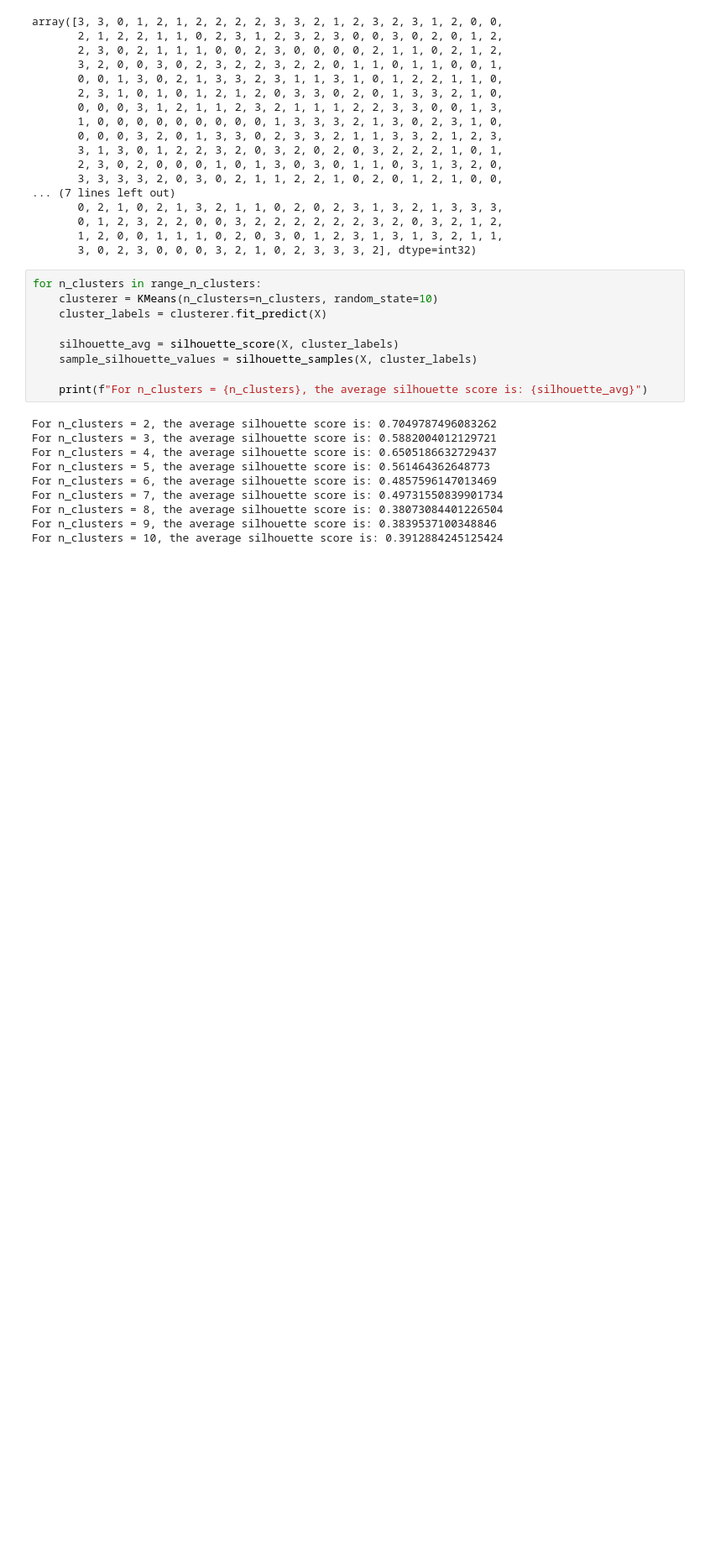
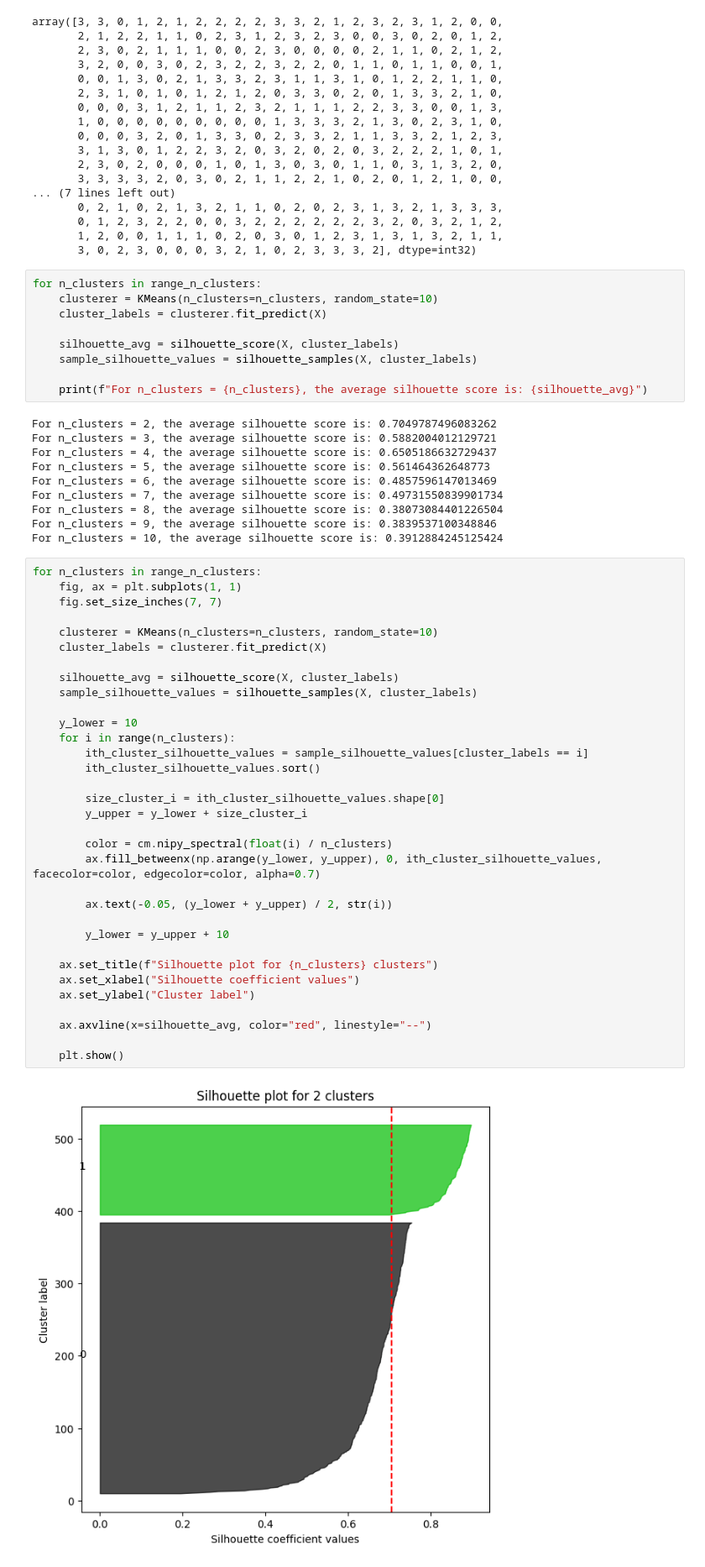
Before and after one commit to Mark007-R/Basic_ML_Models, a Jupyter notebook: cluster.ipynb, the cells around one changed output. Shown at 84% size. Saved outputs shown, nothing was run; the diff lists cells and outputs as text; blank space fills up the shorter version.

Commit message:
Clustering

```diff
--- a/cluster.ipynb
+++ b/cluster.ipynb
@@ -122,3 +122,38 @@ For n_clusters = 7, the average silhouette score is: 0.49731550839901734
 For n_clusters = 8, the average silhouette score is: 0.38073084401226504
 For n_clusters = 9, the average silhouette score is: 0.3839537100348846
 For n_clusters = 10, the average silhouette score is: 0.3912884245125424
+# %%
+for n_clusters in range_n_clusters:
+    fig, ax = plt.subplots(1, 1)
+    fig.set_size_inches(7, 7)
+
+    clusterer = KMeans(n_clusters=n_clusters, random_state=10)
+    cluster_labels = clusterer.fit_predict(X)
+
+    silhouette_avg = silhouette_score(X, cluster_labels)
+    sample_silhouette_values = silhouette_samples(X, cluster_labels)
+
+    y_lower = 10
+    for i in range(n_clusters):
+        ith_cluster_silhouette_values = sample_silhouette_values[cluster_labels == i]
+        ith_cluster_silhouette_values.sort()
+
+        size_cluster_i = ith_cluster_silhouette_values.shape[0]
+        y_upper = y_lower + size_cluster_i
+
+        color = cm.nipy_spectral(float(i) / n_clusters)
+        ax.fill_betweenx(np.arange(y_lower, y_upper), 0, ith_cluster_silhouette_values, facecolor=color, edgecolor=color, alpha=0.7)
+
+        ax.text(-0.05, (y_lower + y_upper) / 2, str(i))
+
+        y_lower = y_upper + 10
+
+    ax.set_title(f"Silhouette plot for {n_clusters} clusters")
+    ax.set_xlabel("Silhouette coefficient values")
+    ax.set_ylabel("Cluster label")
+
+    ax.axvline(x=silhouette_avg, color="red", linestyle="--")
+
+    plt.show()
+# %% [output]
+[figure, added]
```
Also changed, not shown: parts of 1 cell of this notebook.
